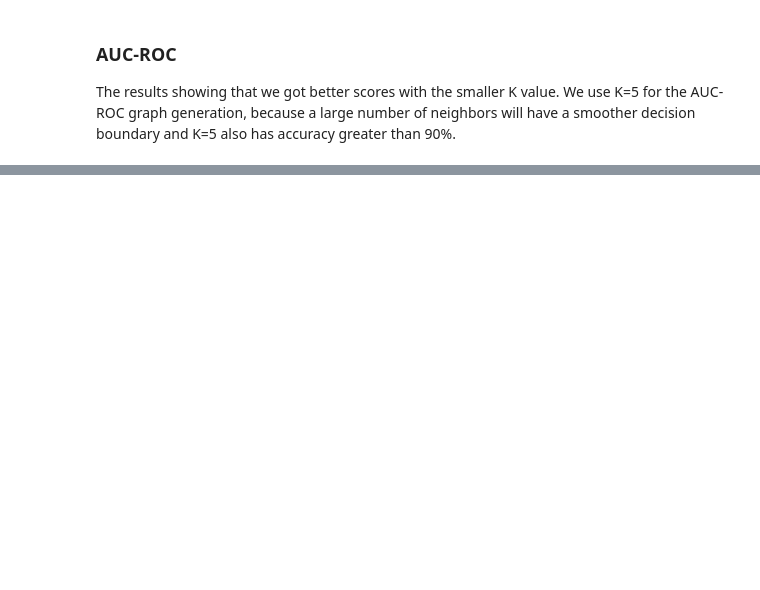
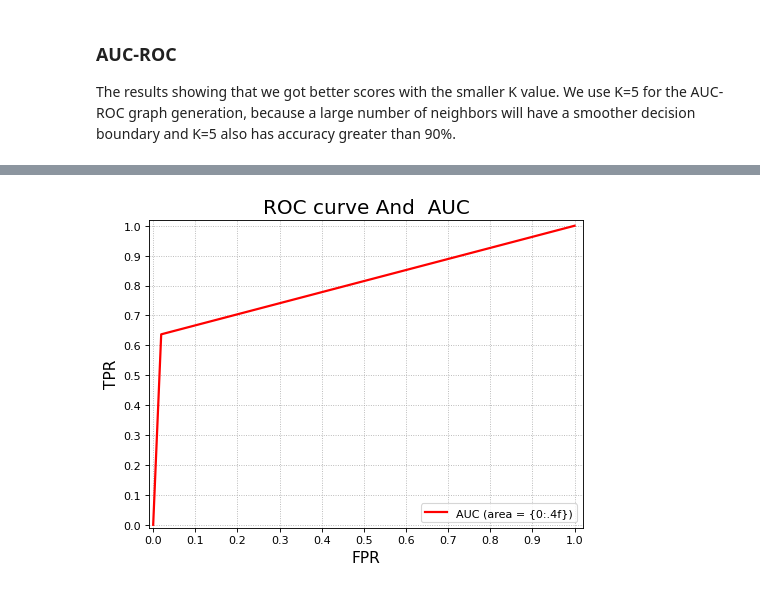
Before and after one commit to zhiyulong/CS6220FinalProject, a Jupyter notebook: KNN-after-clean/KNN-after-data-balanced-and-numeralization.ipynb, the cells around one changed output, grey strips where cells are left out. Saved outputs shown, nothing was run; the diff lists cells and outputs as text; code cells hidden in the pictures; blank space fills up the shorter version.

Commit message:
add graph for unprocessed data

```diff
--- a/KNN-after-clean/KNN-after-data-balanced-and-numeralization.ipynb
+++ b/KNN-after-clean/KNN-after-data-balanced-and-numeralization.ipynb
@@ -231,0 +256,20 @@ plt.show()
+# %%
+# ROC curve and AUC for BoW, the unprocessed data
+fpr, tpr, _ = metrics.roc_curve(y_test_unprocessed, y_pred_unprocessed.ravel())
+auc = metrics.roc_auc_score(y_test, y_pred5, average='macro')
+
+# plot the ROC curve and AUC
+plt.figure(figsize=(7, 5), dpi=80, facecolor='w')
+plt.xlim((-0.01, 1.02))
+plt.ylim((-0.01, 1.02))
+plt.xticks(np.arange(0, 1.1, 0.1))
+plt.yticks(np.arange(0, 1.1, 0.1))
+plt.plot(fpr, tpr, 'r-', lw=2, label='AUC (area = {0:.4f})' % auc)
+plt.legend(loc='lower right')
+plt.xlabel('FPR', fontsize=14)
+plt.ylabel('TPR', fontsize=14)
+plt.grid(visible=True, ls=':')
+plt.title(u'ROC curve And  AUC', fontsize=18)
+plt.show()
+# %% [output]
+[figure, added]
```
Also changed, not shown: parts of 5 cells of this notebook.
